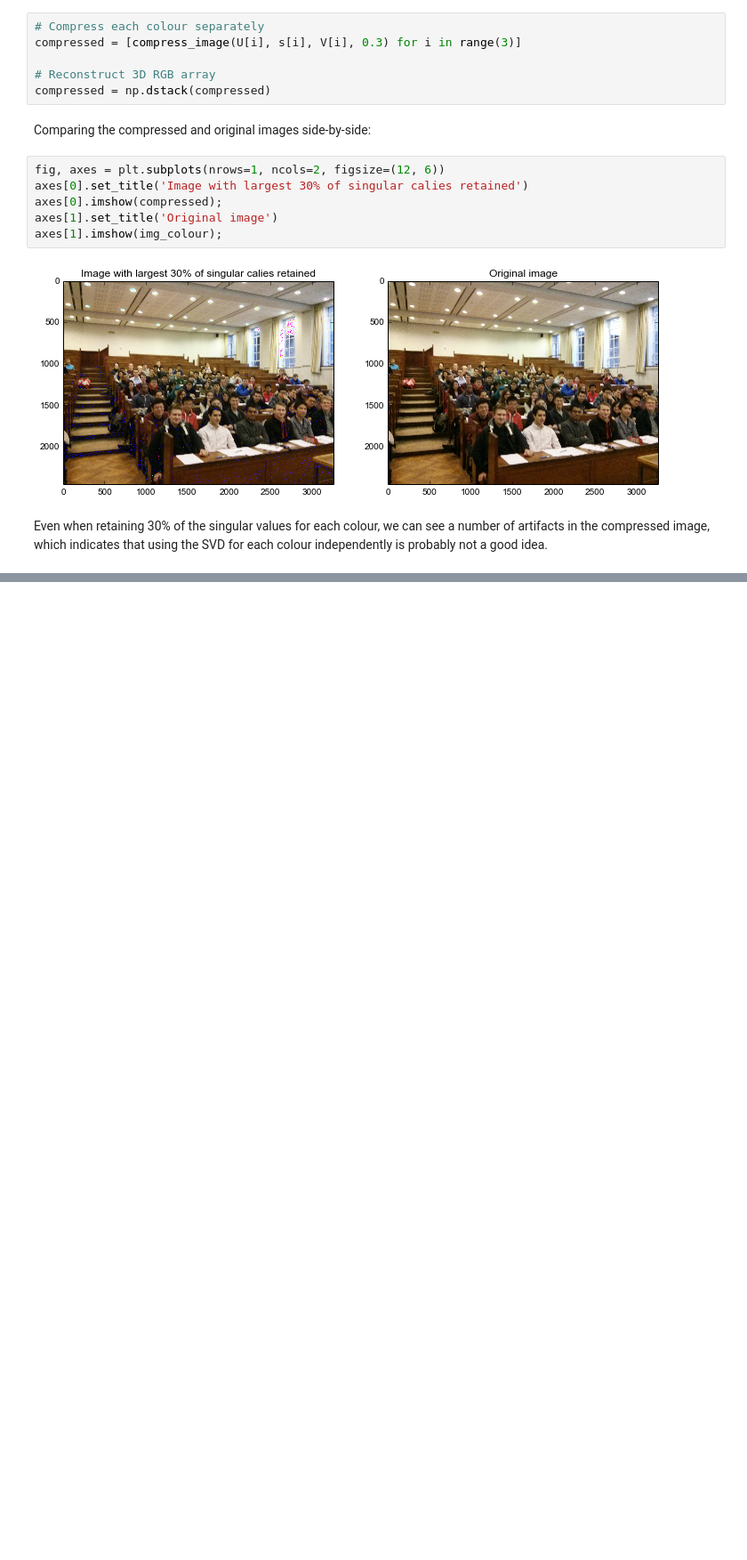
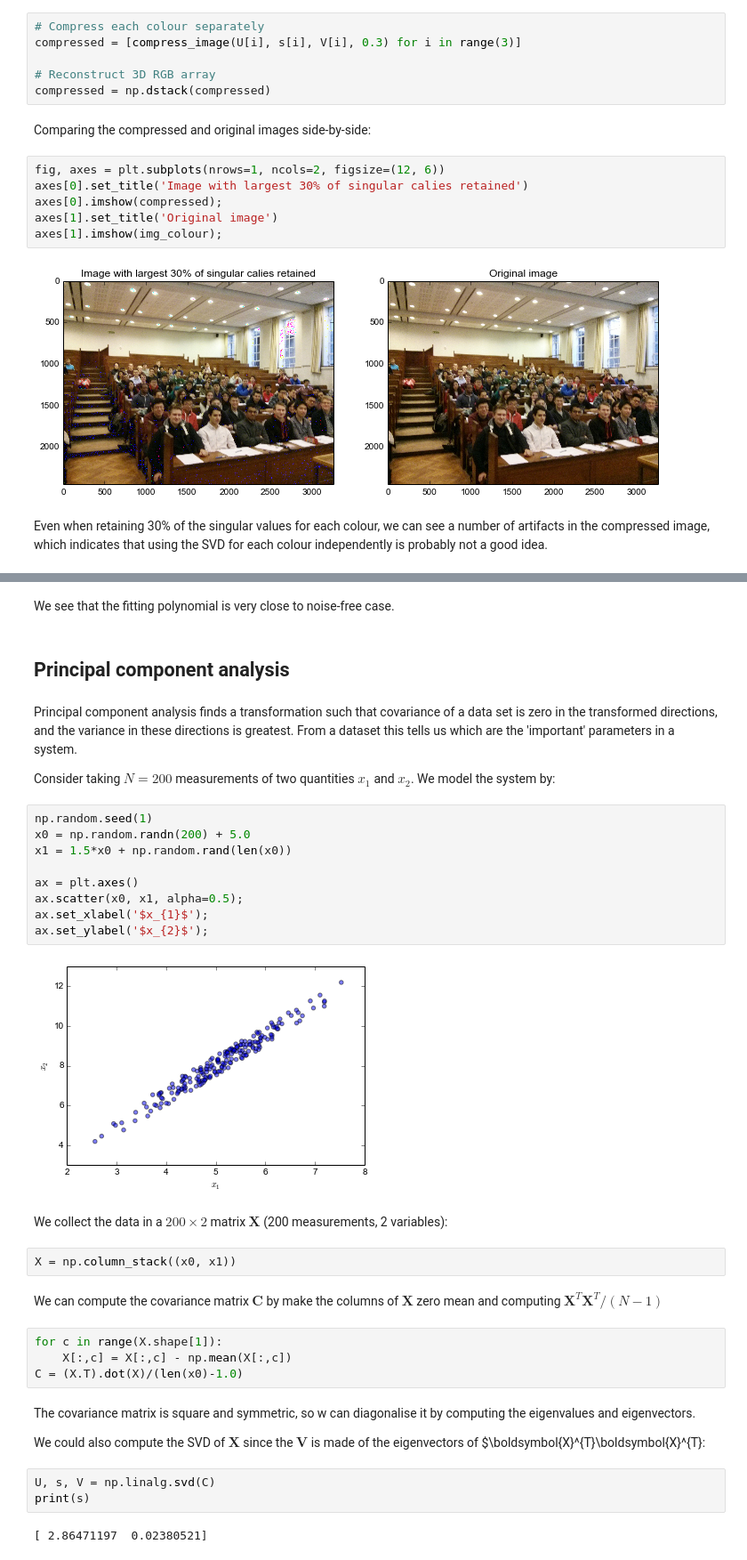
Before and after one commit to garth-wells/notebooks-3M1, a Jupyter notebook: notebooks/SingularValueDecomposition.ipynb, the cells around one changed output, grey strips where cells are left out. Shown at 89% size. Saved outputs shown, nothing was run; the diff lists cells and outputs as text; blank space fills up the shorter version.

```diff
--- a/notebooks/SingularValueDecomposition.ipynb
+++ b/notebooks/SingularValueDecomposition.ipynb
@@ -226,0 +484,38 @@ Even when retaining 30% of the singular values for each colour, we can see a num
+# %% [markdown]
+We see that the fitting polynomial is very close to noise-free case.
+# %% [markdown]
+## Principal component analysis
+# %% [markdown]
+Principal component analysis finds a transformation such that covariance of a data set is zero in the transformed directions, and the variance in these directions is greatest. From a dataset this tells us which are the 'important' parameters in a system.
+
+Consider taking $N = 200$ measurements of two quantities $x_{1}$ and $x_{2}$. We model the system by:
+# %%
+np.random.seed(1)
+x0 = np.random.randn(200) + 5.0
+x1 = 1.5*x0 + np.random.rand(len(x0))
+
+ax = plt.axes()
+ax.scatter(x0, x1, alpha=0.5);
+ax.set_xlabel('$x_{1}$');
+ax.set_ylabel('$x_{2}$');
+# %% [output]
+[figure, added]
+# %% [markdown]
+We collect the data in a $200 \times 2$ matrix $\boldsymbol{X}$ (200 measurements, 2 variables):
+# %%
+X = np.column_stack((x0, x1))
+# %% [markdown]
+We can compute the covariance matrix $\boldsymbol{C}$ by make the columns of $\boldsymbol{X}$ zero mean and computing $\boldsymbol{X}^{T}\boldsymbol{X}^{T}/(N-1)$
+# %%
+for c in range(X.shape[1]):
+    X[:,c] = X[:,c] - np.mean(X[:,c])
+C = (X.T).dot(X)/(len(x0)-1.0)
+# %% [markdown]
+The covariance matrix is square and symmetric, so w can diagonalise it by computing the eigenvalues and eigenvectors.
+
+We could also compute the SVD of $\boldsymbol{X}$ since the $\boldsymbol{V}$ is made of the eigenvectors of $\boldsymbol{X}^{T}\boldsymbol{X}^{T}:
+# %%
+U, s, V = np.linalg.svd(C)
+print(s)
+# %% [output]
+[ 2.86471197  0.02380521]
```
Also changed, not shown: parts of 60 cells of this notebook.
